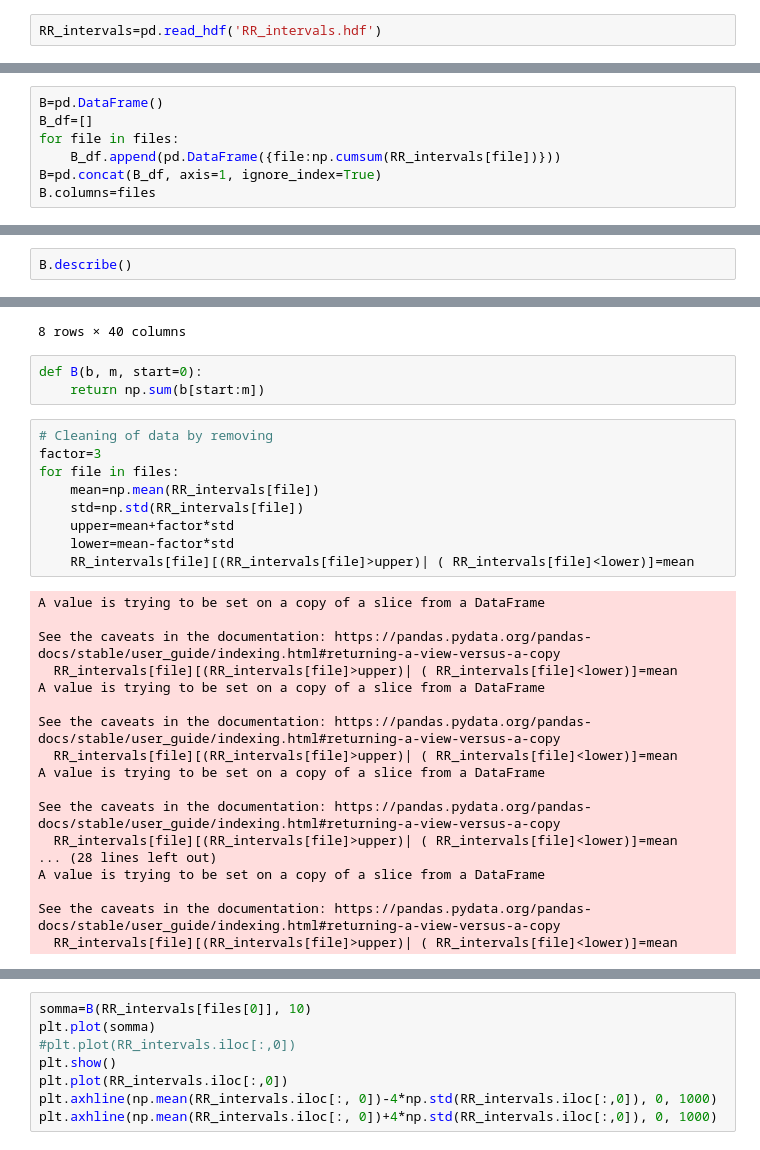
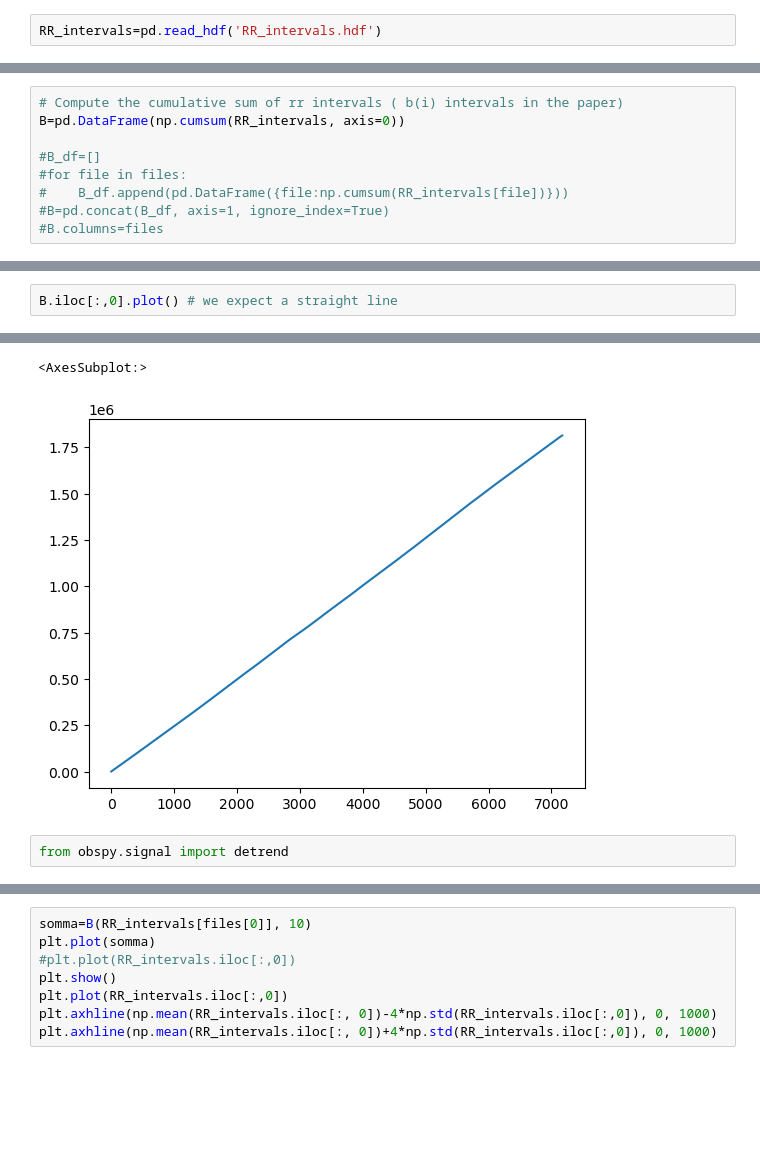
Before and after one commit to threeblueonebrowneyes/Critical-Scale-Invariance-Heart-Rate, a Jupyter notebook: Reading hea files - Data processing.ipynb, the cells around one changed output, grey strips where cells are left out. Drawn from its saved outputs; the diff is of its cells as text; blank space fills up the shorter version.

```diff
--- a/Reading hea files - Data processing.ipynb
+++ b/Reading hea files - Data processing.ipynb
@@ -67,7 +105,9 @@ RR_intervals=pd.read_hdf('RR_intervals.hdf')
 # %%
-B=pd.DataFrame()
-B_df=[]
-for file in files:
-    B_df.append(pd.DataFrame({file:np.cumsum(RR_intervals[file])}))
-B=pd.concat(B_df, axis=1, ignore_index=True)
-B.columns=files
+# Compute the cumulative sum of rr intervals ( b(i) intervals in the paper)
+B=pd.DataFrame(np.cumsum(RR_intervals, axis=0))
+
+#B_df=[]
+#for file in files:
+#    B_df.append(pd.DataFrame({file:np.cumsum(RR_intervals[file])}))
+#B=pd.concat(B_df, axis=1, ignore_index=True)
+#B.columns=files
@@ -74,3 +127,3 @@ B.columns=files
 # %%
-B.describe()
+B.iloc[:,0].plot() # we expect a straight line
 # %% [output]
@@ -86,31 +130,4 @@ B.describe()
-8 rows × 40 columns
+<AxesSubplot:>
+[figure, added]
-# %%
-def B(b, m, start=0):
-    return np.sum(b[start:m])
-# %%
-# Cleaning of data by removing
-factor=3
-for file in files:
-    mean=np.mean(RR_intervals[file])
-    std=np.std(RR_intervals[file])
-    upper=mean+factor*std
-    lower=mean-factor*std
-    RR_intervals[file][(RR_intervals[file]>upper)| ( RR_intervals[file]<lower)]=mean
-# %% [output]
-A value is trying to be set on a copy of a slice from a DataFrame
-
-See the caveats in the documentation: https://pandas.pydata.org/pandas-docs/stable/user_guide/indexing.html#returning-a-view-versus-a-copy
-  RR_intervals[file][(RR_intervals[file]>upper)| ( RR_intervals[file]<lower)]=mean
-A value is trying to be set on a copy of a slice from a DataFrame
-
-See the caveats in the documentation: https://pandas.pydata.org/pandas-docs/stable/user_guide/indexing.html#returning-a-view-versus-a-copy
-  RR_intervals[file][(RR_intervals[file]>upper)| ( RR_intervals[file]<lower)]=mean
-A value is trying to be set on a copy of a slice from a DataFrame
-
-See the caveats in the documentation: https://pandas.pydata.org/pandas-docs/stable/user_guide/indexing.html#returning-a-view-versus-a-copy
-  RR_intervals[file][(RR_intervals[file]>upper)| ( RR_intervals[file]<lower)]=mean
-... (28 lines left out)
-A value is trying to be set on a copy of a slice from a DataFrame
-
-See the caveats in the documentation: https://pandas.pydata.org/pandas-docs/stable/user_guide/indexing.html#returning-a-view-versus-a-copy
-  RR_intervals[file][(RR_intervals[file]>upper)| ( RR_intervals[file]<lower)]=mean
+# %%
+from obspy.signal import detrend
```
Also changed, not shown: parts of 17 cells of this notebook.
